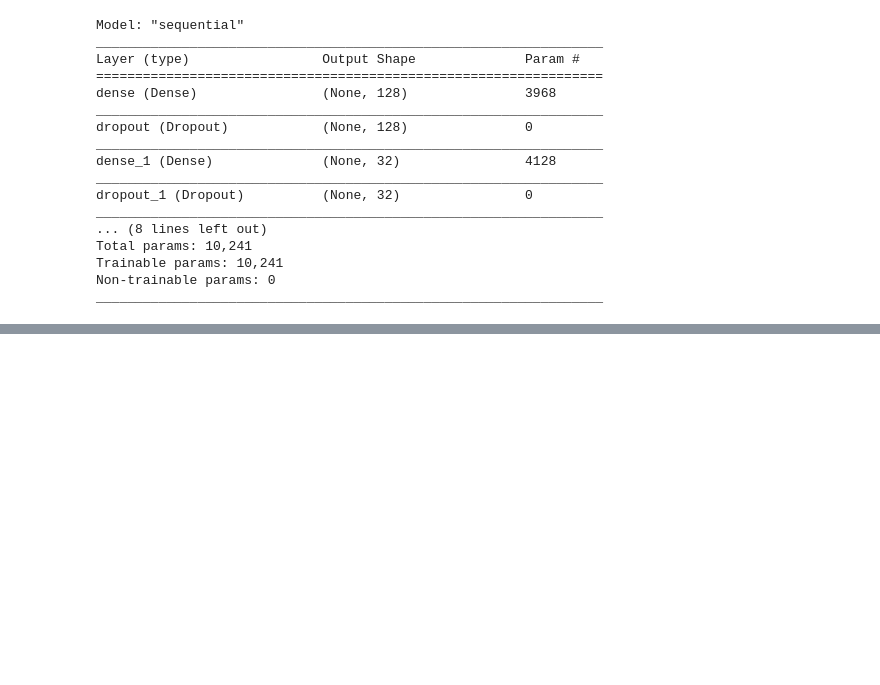
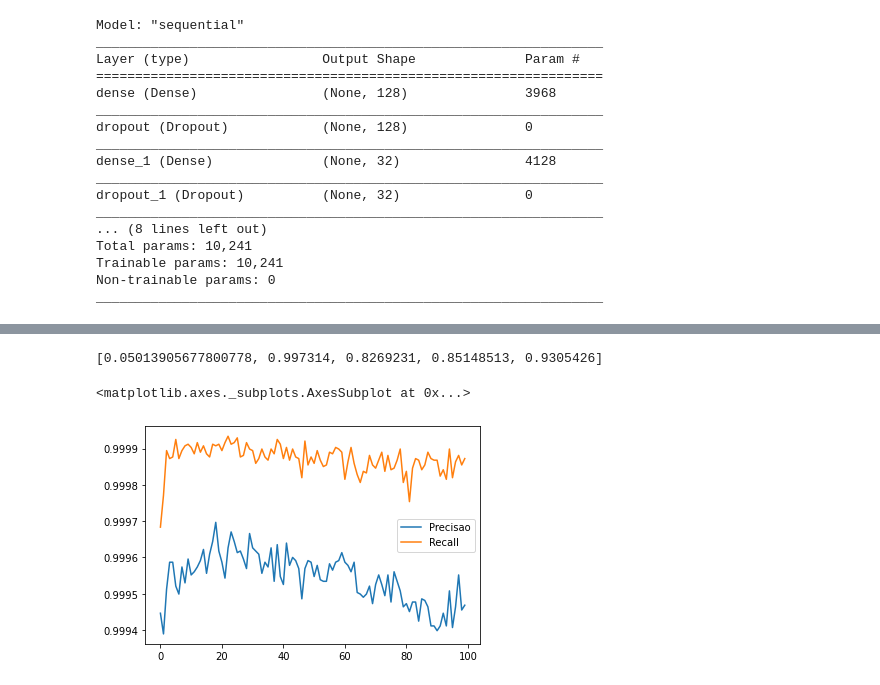
Before and after one commit to DeepFluxion/F1rst, a Jupyter notebook: notebooks/Teste_para_vaga_Cientista_de_Dados_Senior_Parte_1_B.ipynb, the cells around one changed output, grey strips where cells are left out. Cells and saved outputs as stored; diff of their text form; code cells hidden in the pictures; blank space fills up the shorter version.

```diff
--- a/notebooks/Teste_para_vaga_Cientista_de_Dados_Senior_Parte_1_B.ipynb
+++ b/notebooks/Teste_para_vaga_Cientista_de_Dados_Senior_Parte_1_B.ipynb
@@ -283,13 +341,3 @@ Redes neurais profundas com um grande número de parâmetros são sistemas de ap
-# %%
-model = tf.keras.models.Sequential() # Criando a Camada de Entrada
-model.add(tf.keras.layers.Dense(units=14, activation='relu', input_shape=(X_train.shape[0], ))) # Criando a Primeira camada Oculta
-model.add(tf.keras.layers.Dropout(0.2)) # Criando uma camada de Droout para minimizar o overfitting
-model.add(tf.keras.layers.Dense(units=14, activation='relu')) # Criando a Segunda camada Oculta
-model.add(tf.keras.layers.Dropout(0.2)) # Criando uma camada de Droout para minimizar o overfitting
-model.add(tf.keras.layers.Dense(units=14, activation='relu')) # Criando a Terceira camada Oculta
-model.add(tf.keras.layers.Dropout(0.2)) # Criando uma camada de Droout para minimizar o overfitting
-model.add(tf.keras.layers.Dense(units=14, activation='relu')) # Criando a Quarta camada Oculta
-model.add(tf.keras.layers.Dense(units=2, activation='softmax')) # Criando a Camada de Saída
 # %%
 model.summary()
 # %% [output]
@@ -312,6 +360,13 @@ Non-trainable params: 0
 _________________________________________________________________
 # %%
 # Metricas
-metrics = [tf.keras.metrics.Accuracy(name="Accuracy"),
-           tf.keras.metrics.Precision(name="Precision"),
-           tf.keras.metrics.Recall(name="Recall")]
+metrics = [
+           tf.keras.metrics.Accuracy(name="Acuracia"),
+           tf.keras.metrics.Precision(name="Precisao"),
+           tf.keras.metrics.Recall(name="Recall"),
+           tf.keras.metrics.AUC(name='AUC'),
+           #tf.keras.metrics.TruePositives(name='VP'),
+           #tf.keras.metrics.TrueNegatives(name='VN'),
+           #tf.keras.metrics.FalsePositives(name='FP'),
+           #tf.keras.metrics.FalseNegatives(name='FN')
+           ]
@@ -318,11 +382,10 @@ metrics = [tf.keras.metrics.Accuracy(name="Accuracy"),
 # %%
 # Compilando e ajustando o modelo
-
-model.compile(optimizer = "adam", loss = "binary_crossentropy", metrics = metrics)
-model_SMOTE_history = (model.fit(X_train_SMOTE, y_train_SMOTE.values, batch_size = 32, epochs = 100))
-print("Evaluate on test data")
-score = model.evaluate(X_test, y_test.values)
-print("test loss, test accuracy, test precision, test recall:", score)
+with tf.device('/device:GPU:0'):
+  model.compile(optimizer = "adam", loss = "binary_crossentropy", metrics = metrics)
+  model_SMOTE_history = (model.fit(X_train_SMOTE, y_train_SMOTE.values, batch_size = 32, epochs = 100))
+  print("Evaluate on test data")
+  score = model.evaluate(X_test, y_test.values)
 # %% [output]
 Train on 454908 samples
 Epoch 1/100
@@ -342,2 +405,12 @@ Epoch 100/100
 Evaluate on test data
 56962/1 [=============================================================================================================================================================================================== ...
+# %%
+scores.append(score)
+print(score)
+# %% [output]
+[0.05013905677800778, 0.997314, 0.8269231, 0.85148513, 0.9305426]
+# %%
+pd.DataFrame(model_SMOTE_history.history)[['Precisao','Recall']].plot()
+# %% [output]
+<matplotlib.axes._subplots.AxesSubplot at 0x...>
+[figure, added]
```
Also changed, not shown: parts of 55 cells of this notebook.
